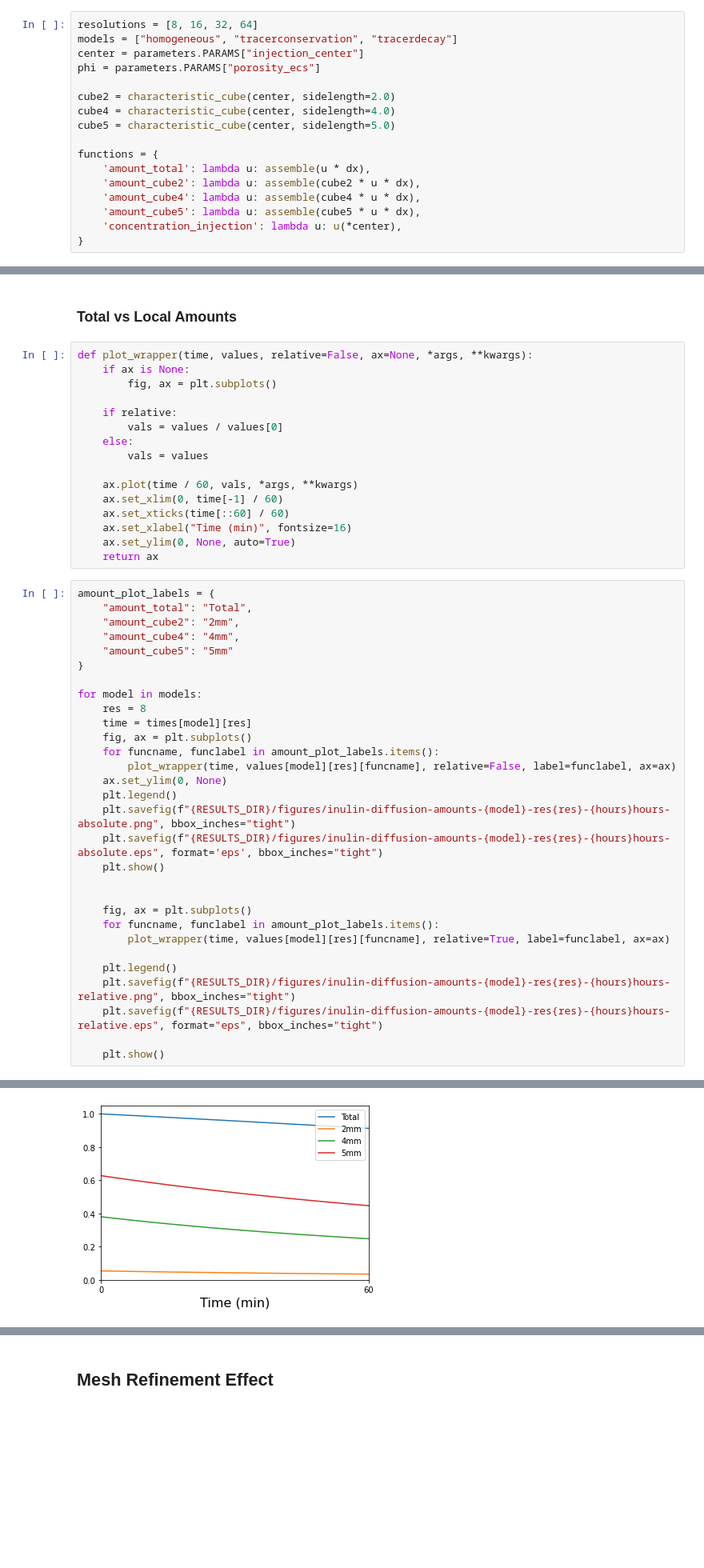
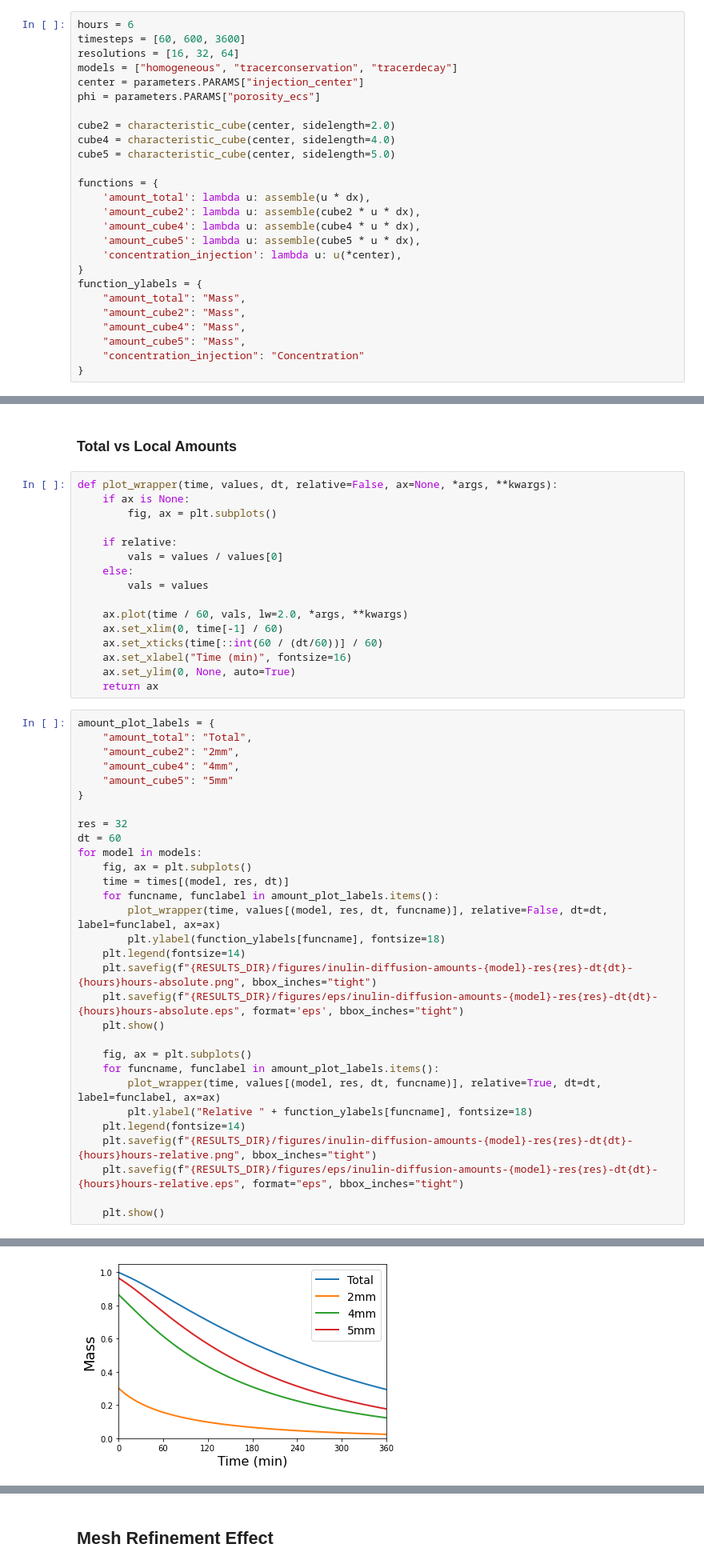
Before and after one commit to jorgenriseth/multirat, a Jupyter notebook: notebooks/Visualization and Measurements.ipynb, the cells around one changed output, grey strips where cells are left out. Shown at 80% size. Cells and saved outputs as stored; diff of their text form; blank space fills up the shorter version.

Commit message:
added time resolution plotting to notebooks

```diff
--- a/notebooks/Visualization and Measurements.ipynb
+++ b/notebooks/Visualization and Measurements.ipynb
@@ -35,7 +38,9 @@ def get_values(model, resolution, function, hours=np.inf):
 
     return times, values
 # %%
-resolutions = [8, 16, 32, 64]
+hours = 6
+timesteps = [60, 600, 3600]
+resolutions = [16, 32, 64]
 models = ["homogeneous", "tracerconservation", "tracerdecay"]
 center = parameters.PARAMS["injection_center"]
 phi = parameters.PARAMS["porosity_ecs"]
@@ -51,4 +56,11 @@ functions = {
     'amount_cube5': lambda u: assemble(cube5 * u * dx),
     'concentration_injection': lambda u: u(*center),
 }
+function_ylabels = {
+    "amount_total": "Mass",
+    "amount_cube2": "Mass",
+    "amount_cube4": "Mass",
+    "amount_cube5": "Mass",
+    "concentration_injection": "Concentration"
+}
 # %%
@@ -93,7 +95,7 @@ Simulation stopped after 1.0h < 6.0h requested.
 # %% [markdown]
 ### Total vs Local Amounts
 # %%
-def plot_wrapper(time, values, relative=False, ax=None, *args, **kwargs):
+def plot_wrapper(time, values, dt, relative=False, ax=None, *args, **kwargs):
     if ax is None:
         fig, ax = plt.subplots()
 
@@ -102,43 +104,43 @@ def plot_wrapper(time, values, relative=False, ax=None, *args, **kwargs):
     else:
         vals = values
 
-    ax.plot(time / 60, vals, *args, **kwargs)
+    ax.plot(time / 60, vals, lw=2.0, *args, **kwargs)
     ax.set_xlim(0, time[-1] / 60)
-    ax.set_xticks(time[::60] / 60)
+    ax.set_xticks(time[::int(60 / (dt/60))] / 60)
     ax.set_xlabel("Time (min)", fontsize=16)
     ax.set_ylim(0, None, auto=True)
     return ax
 # %%
 amount_plot_labels = {
     "amount_total": "Total",
     "amount_cube2": "2mm",
     "amount_cube4": "4mm",
     "amount_cube5": "5mm"
 }
 
+res = 32
+dt = 60
 for model in models:
-    res = 8
-    time = times[model][res]
     fig, ax = plt.subplots()
+    time = times[(model, res, dt)]
     for funcname, funclabel in amount_plot_labels.items():
-        plot_wrapper(time, values[model][res][funcname], relative=False, label=funclabel, ax=ax)
-    ax.set_ylim(0, None)
-    plt.legend()
-    plt.savefig(f"{RESULTS_DIR}/figures/inulin-diffusion-amounts-{model}-res{res}-{hours}hours-absolute.png", bbox_inches="tight")
-    plt.savefig(f"{RESULTS_DIR}/figures/inulin-diffusion-amounts-{model}-res{res}-{hours}hours-absolute.eps", format='eps', bbox_inches="tight")
+        plot_wrapper(time, values[(model, res, dt, funcname)], relative=False, dt=dt, label=funclabel, ax=ax)
+        plt.ylabel(function_ylabels[funcname], fontsize=18)
+    plt.legend(fontsize=14)
+    plt.savefig(f"{RESULTS_DIR}/figures/inulin-diffusion-amounts-{model}-res{res}-dt{dt}-{hours}hours-absolute.png", bbox_inches="tight")
+    plt.savefig(f"{RESULTS_DIR}/figures/eps/inulin-diffusion-amounts-{model}-res{res}-dt{dt}-{hours}hours-absolute.eps", format='eps', bbox_inches="tight")
     plt.show()
-
 
     fig, ax = plt.subplots()
     for funcname, funclabel in amount_plot_labels.items():
-        plot_wrapper(time, values[model][res][funcname], relative=True, label=funclabel, ax=ax)
-
-    plt.legend()
-    plt.savefig(f"{RESULTS_DIR}/figures/inulin-diffusion-amounts-{model}-res{res}-{hours}hours-relative.png", bbox_inches="tight")
-    plt.savefig(f"{RESULTS_DIR}/figures/inulin-diffusion-amounts-{model}-res{res}-{hours}hours-relative.eps", format="eps", bbox_inches="tight")
+        plot_wrapper(time, values[(model, res, dt, funcname)], relative=True, dt=dt, label=funclabel, ax=ax)
+        plt.ylabel("Relative " + function_ylabels[funcname], fontsize=18)
+    plt.legend(fontsize=14)
+    plt.savefig(f"{RESULTS_DIR}/figures/inulin-diffusion-amounts-{model}-res{res}-dt{dt}-{hours}hours-relative.png", bbox_inches="tight")
+    plt.savefig(f"{RESULTS_DIR}/figures/eps/inulin-diffusion-amounts-{model}-res{res}-dt{dt}-{hours}hours-relative.eps", format="eps", bbox_inches="tight")
 
     plt.show()
 # %% [output]
 The PostScript backend does not support transparency; partially transparent artists will be rendered opaque.
-[figure, old version]
+[figure, new version]
 The PostScript backend does not support transparency; partially transparent artists will be rendered opaque.
```
Also changed, not shown: parts of 11 cells of this notebook, 11 other files.
